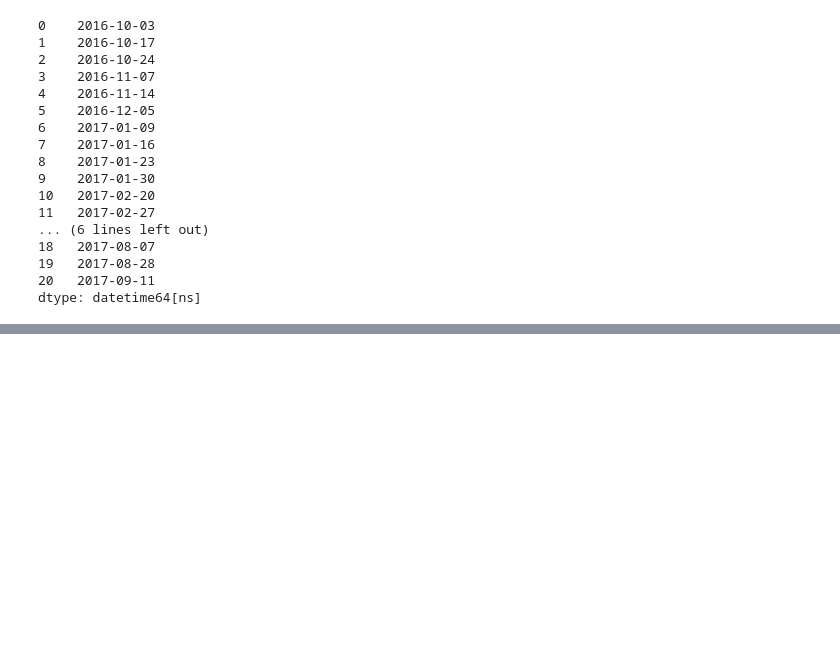
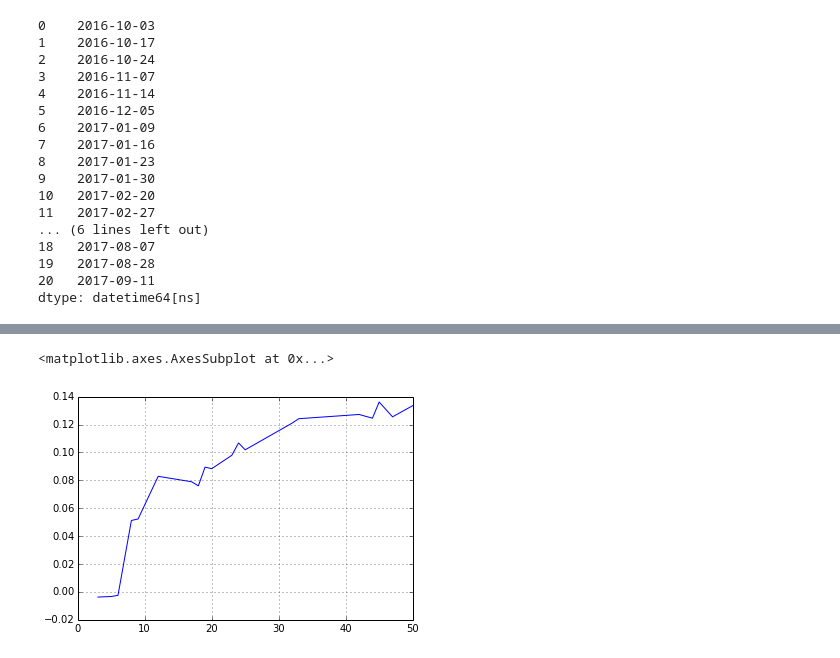
Before and after one commit to mihirk11/stock-trends, a Jupyter notebook: POC.ipynb, the cells around one changed output, grey strips where cells are left out. Drawn from its saved outputs; the diff is of its cells as text; code cells hidden in the pictures; blank space fills up the shorter version.

Commit message:
plotted graph of gain by strategy

```diff
--- a/POC.ipynb
+++ b/POC.ipynb
@@ -123,3 +123,8 @@ sell_dates
 19   2017-08-28
 20   2017-09-11
 dtype: datetime64[ns]
+# %%
+# Find change in value of DJI for each row
+dji_change = dji.set_index('Date').pct_change()
+dji_change.reset_index(level=0, inplace=True)
+dji_change
@@ -125,0 +150,4 @@ dtype: datetime64[ns]
+# %%
+traded_dji_change = dji_change[pandas.to_datetime(dji_change['Date']).isin(sell_dates)]
+traded_dji_change['Close_cumsum'] = traded_dji_change.Close.cumsum()
+traded_dji_change
@@ -125,0 +173,5 @@ dtype: datetime64[ns]
+# %%
+traded_dji_change['Close_cumsum'].plot()
+# %% [output]
+<matplotlib.axes.AxesSubplot at 0x...>
+[figure, added]
```
Also changed, not shown: parts of 4 cells of this notebook.
